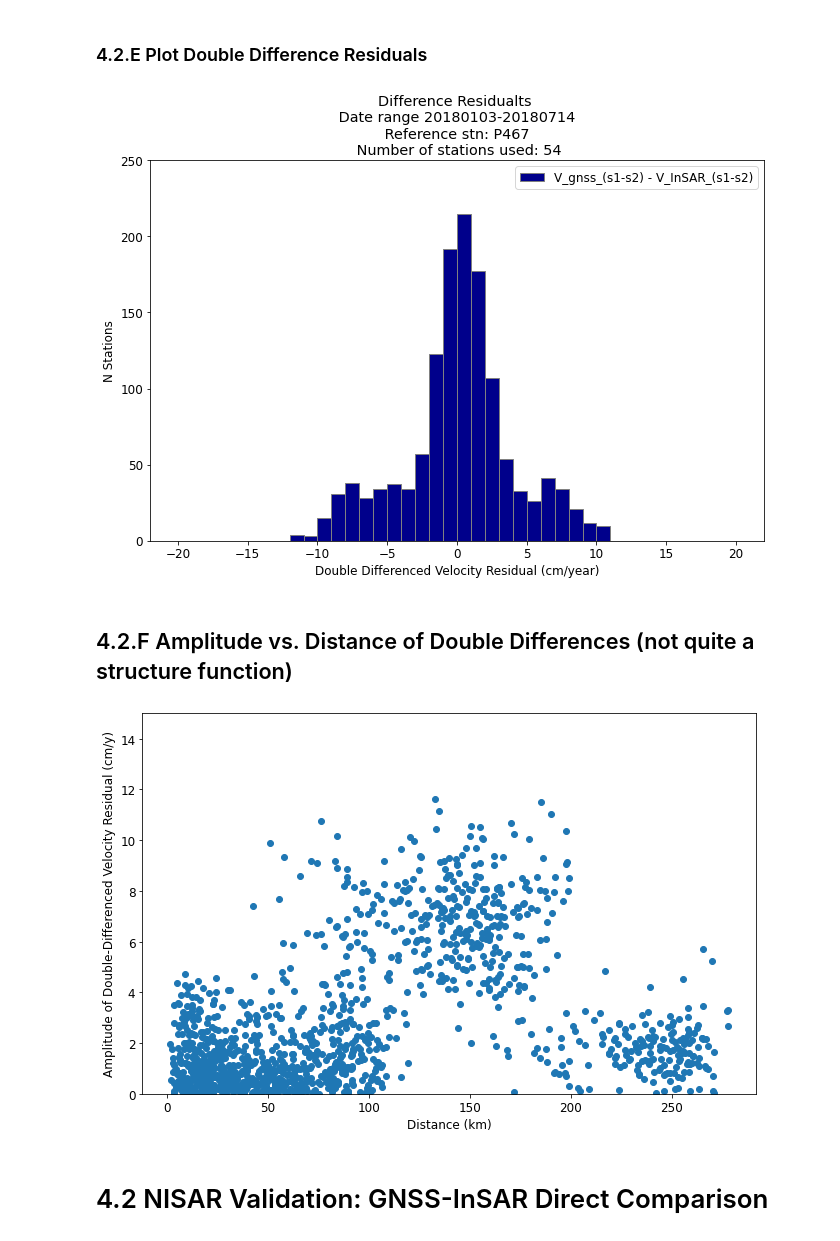
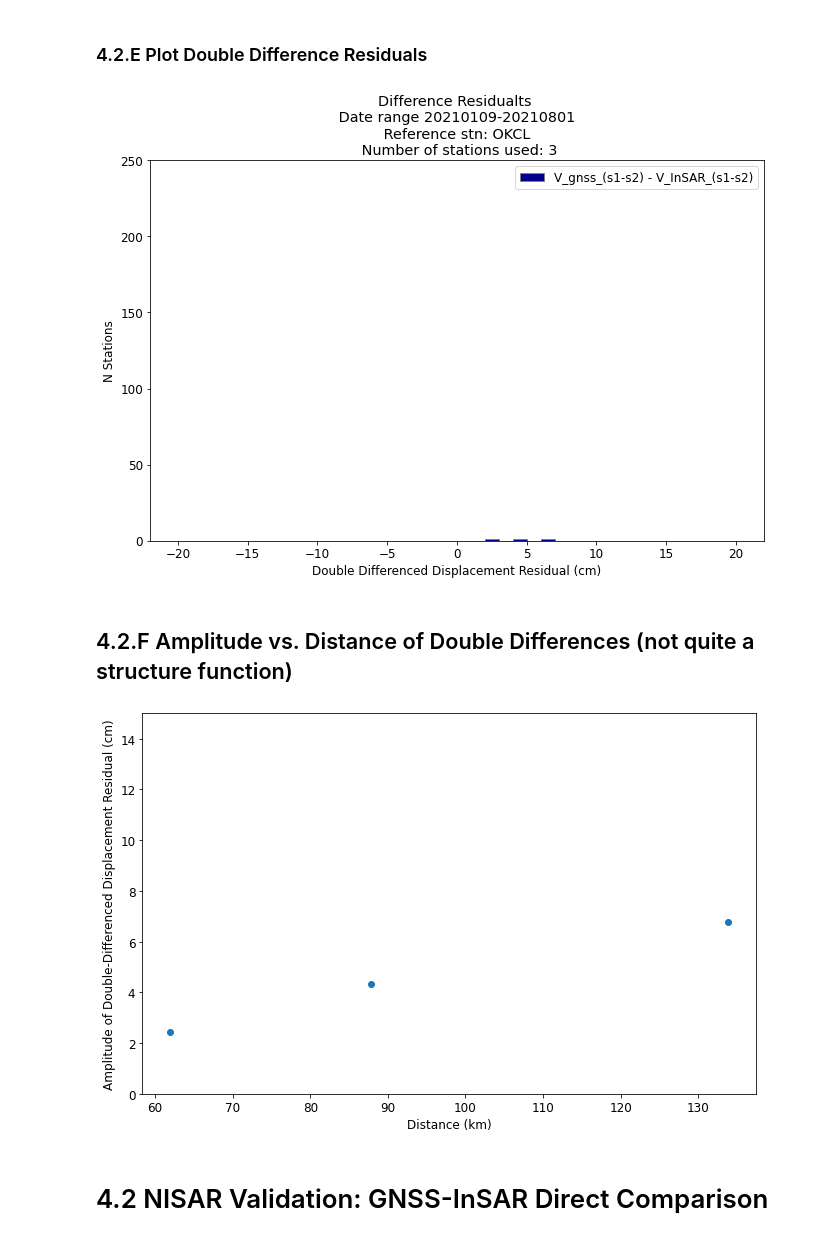
Before and after one commit to yunjunz/ATBD, a Jupyter notebook: Coseismic/NISAR_SES_Coseismic_Requirement_Validation_v1.ipynb, the cells around one changed output. Cells and saved outputs as stored; diff of their text form; code cells hidden in the pictures.

Commit message:
added Oklahoma GUNW test site and displacement analysis

```diff
--- a/Coseismic/NISAR_SES_Coseismic_Requirement_Validation_v1.ipynb
+++ b/Coseismic/NISAR_SES_Coseismic_Requirement_Validation_v1.ipynb
@@ -116,15 +116,32 @@ from mintpy.objects.gps import GPS
 from scipy import signal
 # %%
 #Set Custom Parameters
+site='OK'  # choose OK for Okahoma area with NISAR Corner Reflectors or CV for Central Valley of California
+
+# top-level directory for calval work
 calval_dir = '/Users/fielding/Downloads/ATBD/calval/'
-calval_location = 'central_valley'
-download_region = '"36.18 36.26 -119.91 -119.77"' #download box in S,N,W,E format
-analysis_region = '"35.77 36.75 -120.61 -118.06"' #analysis box in S,N,W,E format (must be within download_region)
-download_start_date = '20180101'
-download_end_date = '20180801'
-earthquakeDate = '20180412'  # arbitrary date for testing with the central_valley dataset
-#download_end_date = '2020'
-sentinel_track = '144'
+
+if site == 'CV':    # use Central Valley test site
+    calval_location = 'central_valley'
+    download_region = '"36.18 36.26 -119.91 -119.77"' #download box in S,N,W,E format
+    analysis_region = '"35.77 36.75 -120.61 -118.06"' #analysis box in S,N,W,E format (must be within download_region)
+    download_start_date = '20180101'
+    download_end_date = '20180801'
+    earthquakeDate = '20180412'  # arbitrary date for testing with the central_valley dataset
+    sentinel_track = '144'
+    gps_ref_site_name = 'P467'  # reference site for this area
+
+
+elif site == 'OK': # use Oklahoma site
+    # WKT POLYGON((-103.3517 31.6698,-93.4754 31.6698,-93.4754 37.4283,-103.3517 37.4283,-103.3517 31.6698))
+    calval_location = 'Oklahoma'
+    download_region = '"31.7 37.4 -103.3 -93.5"' #download box in S,N,W,E format
+    analysis_region = '"35.25 36.5 -100.5 -98.5"' #analysis box in S,N,W,E format (must be within download_region)
+    download_start_date = '20210101'
+    download_end_date = '20210801'
+    earthquakeDate = '20210428'  # arbitrary date for testing with the Oklahoma dataset
+    sentinel_track = '107'
+    gps_ref_site_name = 'OKCL'
 
 #Set Directories
 work_dir = f"{calval_dir}{calval_location}/"
@@ -702,9 +703,10 @@ EQdate_int = int(earthquakeDate)
 EQpre_date = int(earthquakeDate) - 1  # should convert to real date object first
 EQpost_date = int(earthquakeDate) + 1
 
+insarFile = 'timeseries.h5' # need to use a different input file than velocity to get the displacements
 gps_comp = 'enu2los'
-site_vels = gps.get_gps_los_obs(  ## warning: this method call calculates a velocity, not displacement so we need to change it
-    insar_file=vel_file,
+site_vels = gps.get_gps_los_obs(  ## this method call calculates displacements if we give non-velocity file
+    insar_file=insarFile,
     site_names=site_names,
     start_date=str(EQpre_date),
     end_date=str(EQpost_date),
@@ -876,23 +871,23 @@ plt.figure(figsize=(11,7))
 plt.hist(diff_res_list, range = [vmin, vmax],bins = 40, color = "darkblue",edgecolor='grey',label='V_gnss_(s1-s2) - V_InSAR_(s1-s2)')
 plt.legend(loc='upper right')
 plt.title(f"Difference Residualts \n Date range {start_date}-{end_date} \n Reference stn: {gps_ref_site_name} \n Number of stations used: {num_stn}")
-plt.xlabel('Double Differenced Velocity Residual (cm/year)')
+plt.xlabel('Double Differenced Displacement Residual (cm)')
 plt.ylabel('N Stations')
 plt.ylim(0,250)
 plt.show()
 # %% [output]
-[figure, old version]
+[figure, new version]
 # %% [markdown]
 ## 4.2.F Amplitude vs. Distance of Double Differences (not quite a structure function)
 # %%
 plt.figure(figsize=(11,7))
 plt.scatter(stn_dist_list,np.abs(diff_res_list))
 plt.ylim(0,15)
 plt.xlabel("Distance (km)")
-plt.ylabel("Amplitude of Double-Differenced Velocity Residual (cm/y)")
+plt.ylabel("Amplitude of Double-Differenced Displacement Residual (cm)")
 plt.show()
 # %% [output]
-[figure, old version]
+[figure, new version]
 # %% [markdown]
 # 4.2 NISAR Validation: GNSS-InSAR Direct Comparison
 # %% [markdown]
```
Also changed, not shown: parts of 23 cells of this notebook.
